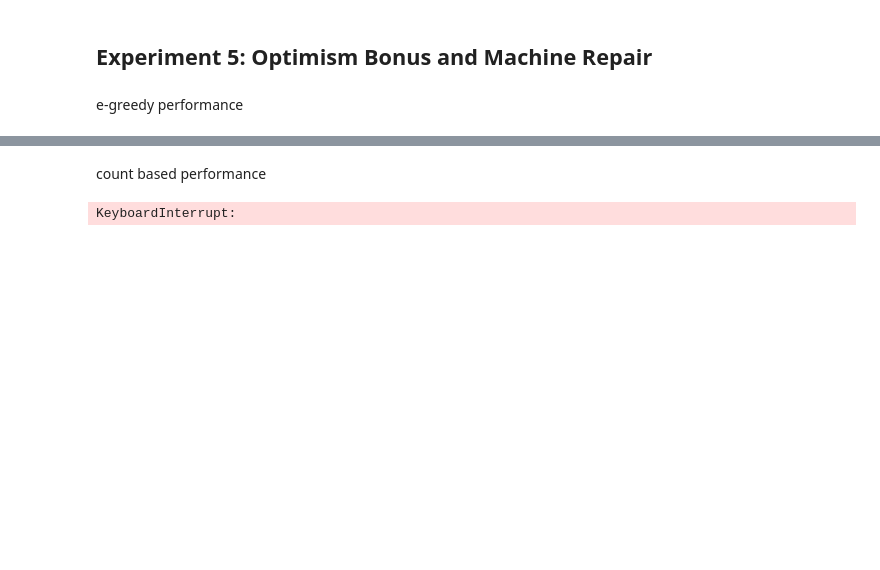
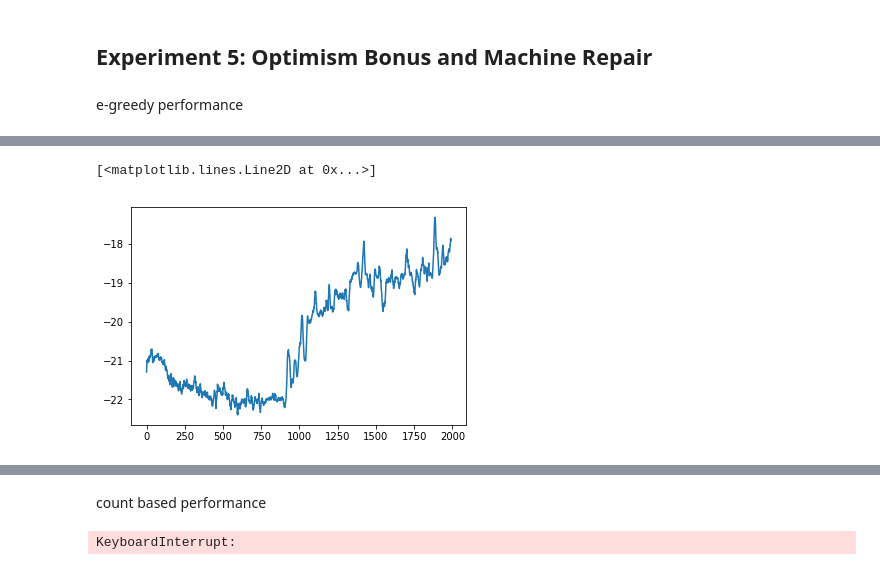
Before and after one commit to Rkeramati/crl, a Jupyter notebook: safe/C51/Untitled.ipynb, the cells around one changed output, grey strips where cells are left out. Drawn from its saved outputs; the diff is of its cells as text; code cells hidden in the pictures; blank space fills up the shorter version.

```diff
--- a/safe/C51/Untitled.ipynb
+++ b/safe/C51/Untitled.ipynb
@@ -677,0 +707,5 @@ np.save('e_greedy_eval_0.npy', returns)
+# %%
+plt.plot(mv(CVaR[0, :], 10))
+# %% [output]
+[<matplotlib.lines.Line2D at 0x...>]
+[figure, added]
```
Also changed, not shown: parts of 5 cells of this notebook, 13 other files.
